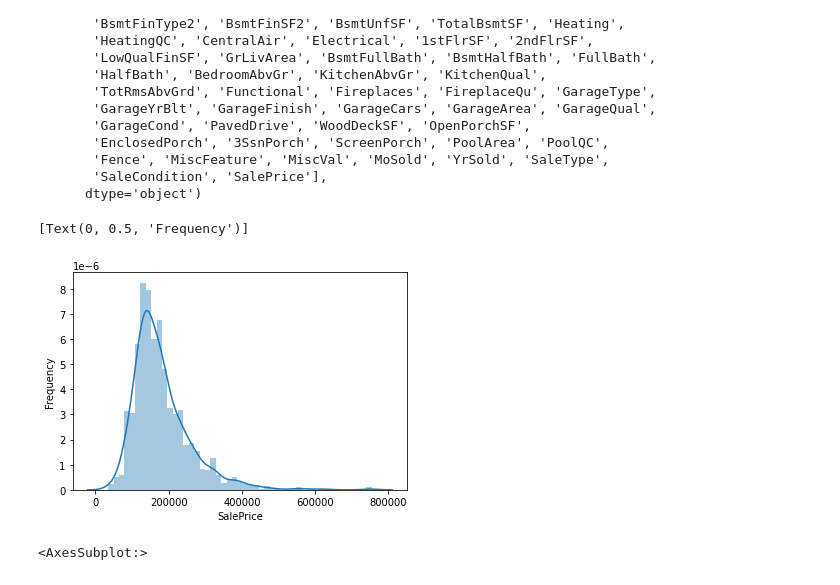
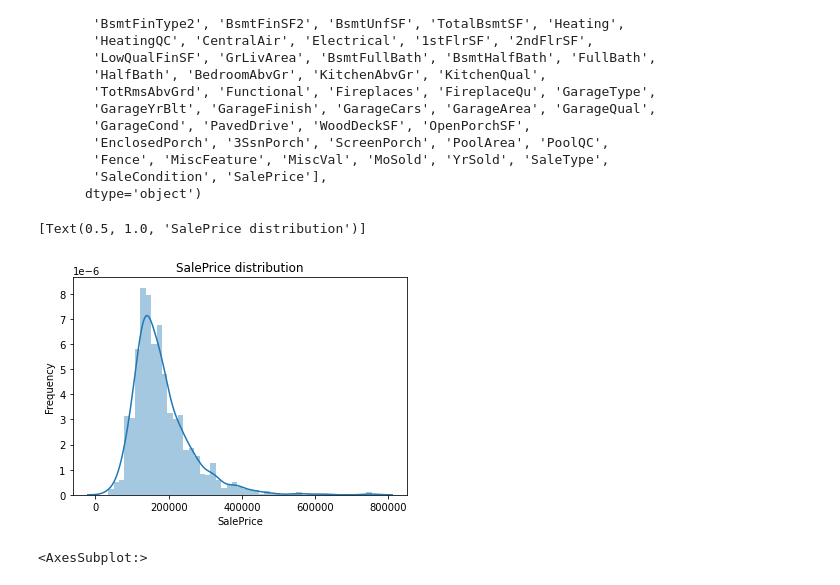
Before and after one commit to whehdwns/Kaggle_competition, a Jupyter notebook: House_Price/House_Price.ipynb, the cells around one changed output. Cells and saved outputs as stored; diff of their text form; code cells hidden in the pictures.

```diff
--- a/House_Price/House_Price.ipynb
+++ b/House_Price/House_Price.ipynb
@@ -53,9 +53,10 @@ Index(['Id', 'MSSubClass', 'MSZoning', 'LotFrontage', 'LotArea', 'Street',
 # %%
 graph = sns.distplot(train_data.SalePrice)
 graph.set(ylabel='Frequency')
+graph.set(title="SalePrice distribution")
 # %% [output]
-[Text(0, 0.5, 'Frequency')]
+[Text(0.5, 1.0, 'SalePrice distribution')]
-[figure, old version]
+[figure, new version]
 # %%
 null_data =train_data.isnull().sum()
 null_data=null_data[null_data>0].sort_values()
```
Also changed, not shown: parts of 9 cells of this notebook.
